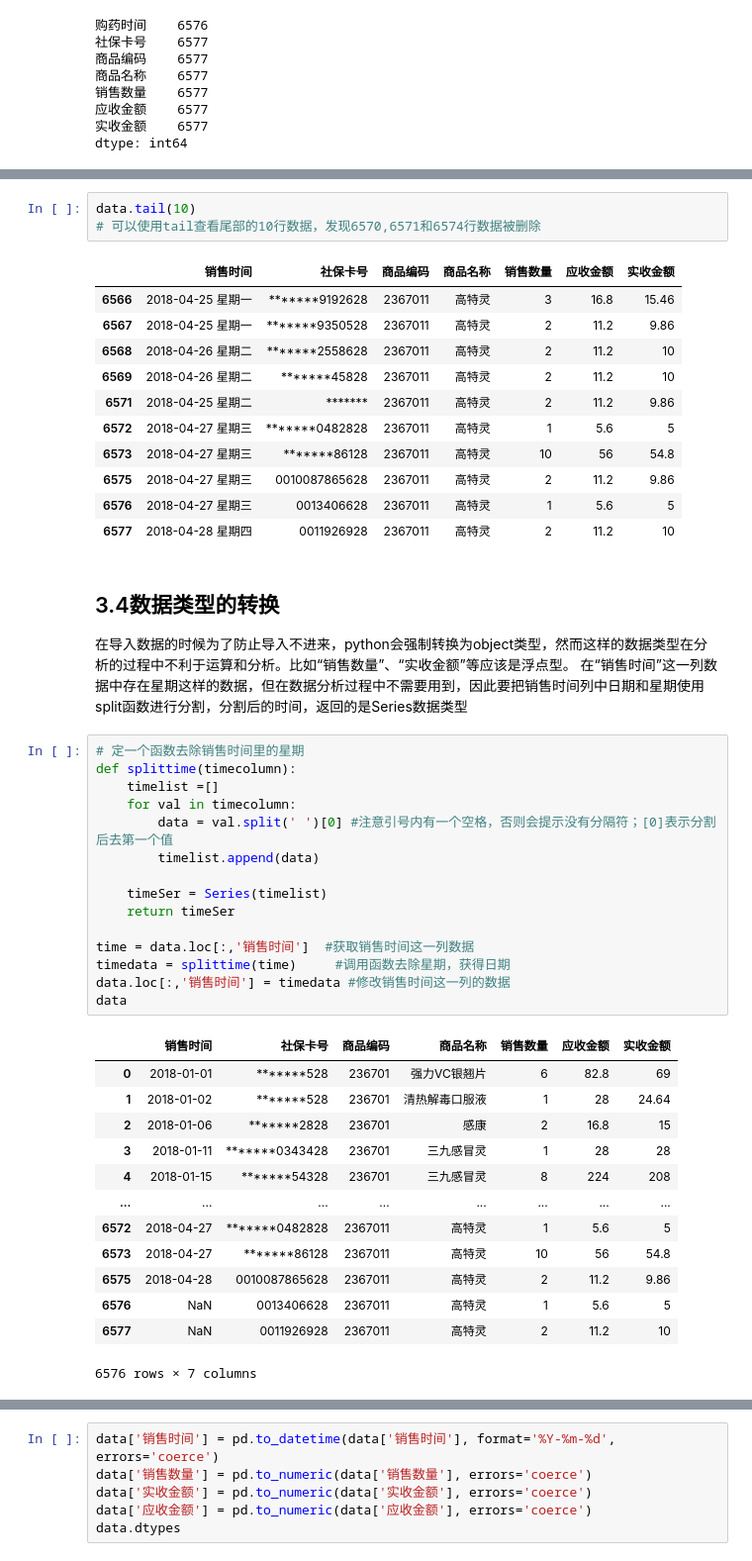
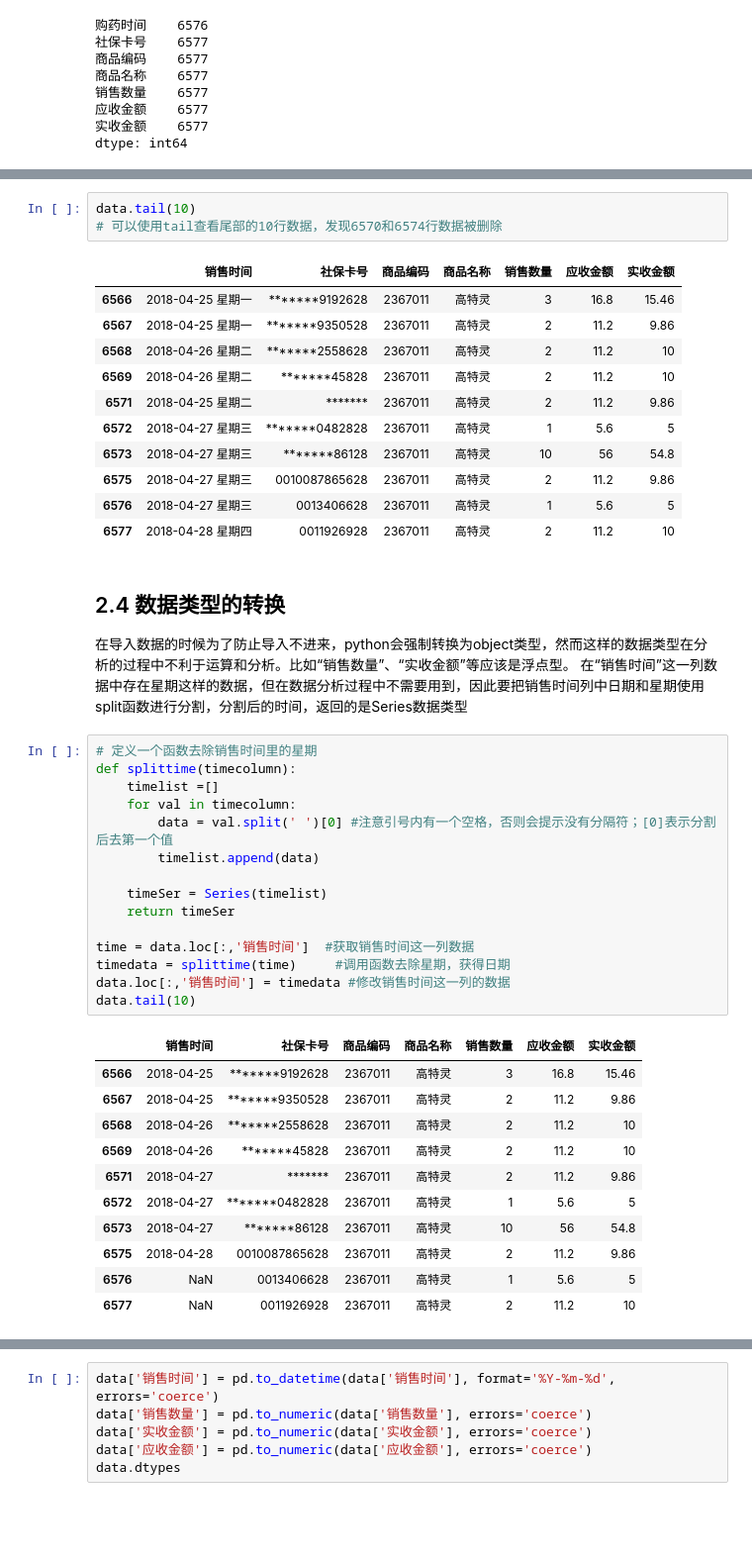
Before and after one commit to xiaoyu421-G/BDAP, a Jupyter notebook: 药品销售数据分析.ipynb, the cells around one changed output, grey strips where cells are left out. Shown at 99% size. Saved outputs shown, nothing was run; the diff lists cells and outputs as text; blank space fills up the shorter version.

```diff
--- a/药品销售数据分析.ipynb
+++ b/药品销售数据分析.ipynb
@@ -161,6 +129,6 @@ memory usage: 411.0+ KB
 # %%
 data.tail(10)
-# 可以使用tail查看尾部的10行数据，发现6570,6571和6574行数据被删除
+# 可以使用tail查看尾部的10行数据，发现6570和6574行数据被删除
 # %% [output]
 |  | 销售时间 | 社保卡号 | 商品编码 | 商品名称 | 销售数量 | 应收金额 | 实收金额 |
 | 6566 | 2018-04-25 星期一 | *******9192628 | 2367011 | 高特灵 | 3 | 16.8 | 15.46 |
@@ -174,36 +142,34 @@ data.tail(10)
 | 6576 | 2018-04-27 星期三 | 0013406628 | 2367011 | 高特灵 | 1 | 5.6 | 5 |
 | 6577 | 2018-04-28 星期四 | 0011926928 | 2367011 | 高特灵 | 2 | 11.2 | 10 |
 # %% [markdown]
-## 3.4数据类型的转换
+## 2.4 数据类型的转换
 在导入数据的时候为了防止导入不进来，python会强制转换为object类型，然而这样的数据类型在分析的过程中不利于运算和分析。比如“销售数量”、“实收金额”等应该是浮点型。
 在“销售时间”这一列数据中存在星期这样的数据，但在数据分析过程中不需要用到，因此要把销售时间列中日期和星期使用split函数进行分割，分割后的时间，返回的是Series数据类型
 # %%
-# 定一个函数去除销售时间里的星期
+# 定义一个函数去除销售时间里的星期
 def splittime(timecolumn):
     timelist =[]
     for val in timecolumn:
         data = val.split(' ')[0] #注意引号内有一个空格，否则会提示没有分隔符；[0]表示分割后去第一个值
         timelist.append(data)
 
     timeSer = Series(timelist)
     return timeSer
 
 time = data.loc[:,'销售时间']  #获取销售时间这一列数据
 timedata = splittime(time)     #调用函数去除星期，获得日期
 data.loc[:,'销售时间'] = timedata #修改销售时间这一列的数据
-data
+data.tail(10)
 # %% [output]
 |  | 销售时间 | 社保卡号 | 商品编码 | 商品名称 | 销售数量 | 应收金额 | 实收金额 |
-| 0 | 2018-01-01 | *******528 | 236701 | 强力VC银翘片 | 6 | 82.8 | 69 |
-| 1 | 2018-01-02 | *******528 | 236701 | 清热解毒口服液 | 1 | 28 | 24.64 |
-| 2 | 2018-01-06 | *******2828 | 236701 | 感康 | 2 | 16.8 | 15 |
-| 3 | 2018-01-11 | *******0343428 | 236701 | 三九感冒灵 | 1 | 28 | 28 |
-| 4 | 2018-01-15 | *******54328 | 236701 | 三九感冒灵 | 8 | 224 | 208 |
-| ... | ... | ... | ... | ... | ... | ... | ... |
+| 6566 | 2018-04-25 | *******9192628 | 2367011 | 高特灵 | 3 | 16.8 | 15.46 |
+| 6567 | 2018-04-25 | *******9350528 | 2367011 | 高特灵 | 2 | 11.2 | 9.86 |
+| 6568 | 2018-04-26 | *******2558628 | 2367011 | 高特灵 | 2 | 11.2 | 10 |
+| 6569 | 2018-04-26 | *******45828 | 2367011 | 高特灵 | 2 | 11.2 | 10 |
+| 6571 | 2018-04-27 | ******* | 2367011 | 高特灵 | 2 | 11.2 | 9.86 |
 | 6572 | 2018-04-27 | *******0482828 | 2367011 | 高特灵 | 1 | 5.6 | 5 |
 | 6573 | 2018-04-27 | *******86128 | 2367011 | 高特灵 | 10 | 56 | 54.8 |
 | 6575 | 2018-04-28 | 0010087865628 | 2367011 | 高特灵 | 2 | 11.2 | 9.86 |
 | 6576 | NaN | 0013406628 | 2367011 | 高特灵 | 1 | 5.6 | 5 |
 | 6577 | NaN | 0011926928 | 2367011 | 高特灵 | 2 | 11.2 | 10 |
-6576 rows × 7 columns
 # %% [markdown]
```
Also changed, not shown: parts of 44 cells of this notebook.
